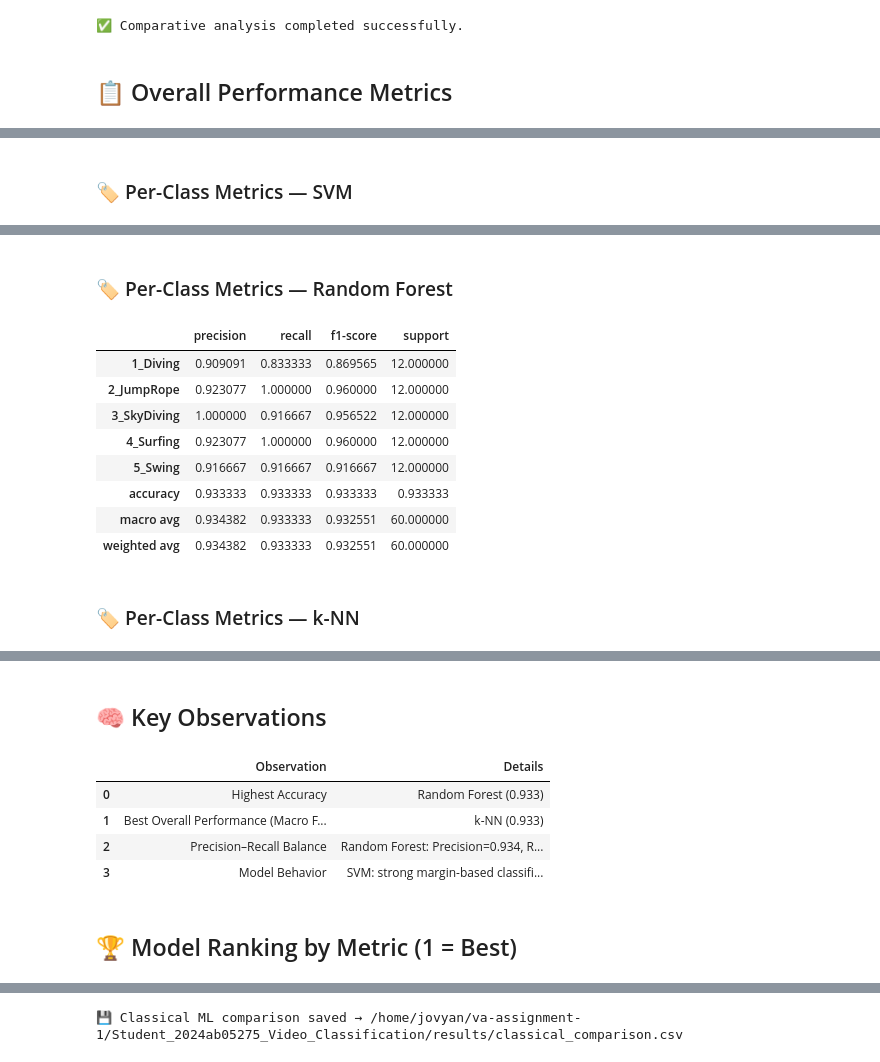
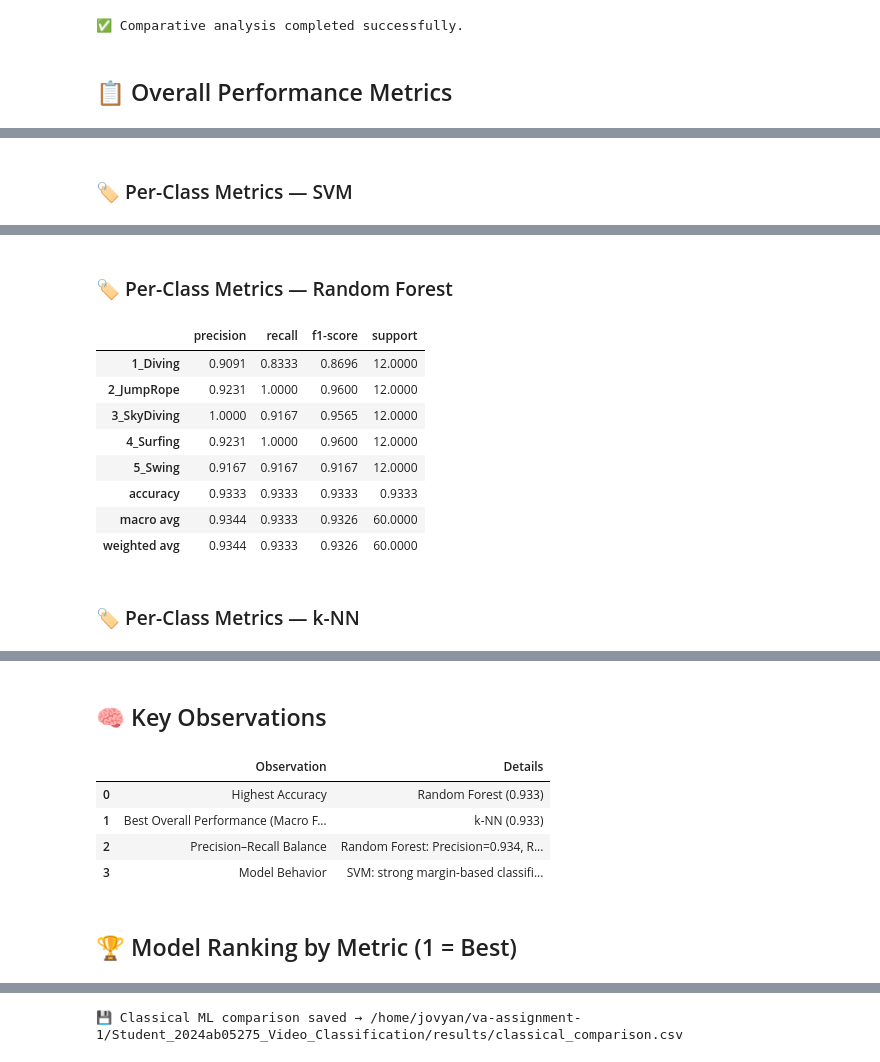
Before and after one commit to 2024ab05275-chocs/Student_2024ab05275_Video_Classification, a Jupyter notebook: code/part_a_classical.ipynb, the cells around one changed output, grey strips where cells are left out. Saved outputs shown, nothing was run; the diff lists cells and outputs as text; code cells hidden in the pictures.

Commit message:
Chocs: classic approach - report cleanup

```diff
--- a/code/part_a_classical.ipynb
+++ b/code/part_a_classical.ipynb
@@ -987,19 +987,13 @@ print("\n✅ Comparative analysis completed successfully.")
 
 def generate_full_report(svm_metrics, rf_metrics, knn_metrics, class_names):
     """
-    Generates a fully styled, notebook-based comparative report
+    Generates a fully PDF-safe comparative report
     for classical ML models (SVM, Random Forest, k-NN).
 
-    This function is intended for:
-    - Interpretation
-    - Visualization
-    - Viva / presentation
-
-    Args:
-        svm_metrics (dict): Metrics dictionary for SVM
-        rf_metrics (dict): Metrics dictionary for Random Forest
-        knn_metrics (dict): Metrics dictionary for k-NN
-        class_names (list): List of class labels
+    ✔ Renders correctly in:
+      - Jupyter Notebook
+      - Docker
+      - nbconvert PDF
     """
 
     models = {
@@ -1015,7 +1009,7 @@ def generate_full_report(svm_metrics, rf_metrics, knn_metrics, class_names):
         return sum(roc_auc_dict.values()) / len(roc_auc_dict)
 
     # ------------------------------------------------------
-    # 1️⃣ Overall Performance Table
+    # 1️⃣ Overall Performance Metrics
     # ------------------------------------------------------
     overall_df = pd.DataFrame([
         {
@@ -1030,20 +1024,7 @@ def generate_full_report(svm_metrics, rf_metrics, knn_metrics, class_names):
     ])
 
     display(Markdown("## 📋 Overall Performance Metrics"))
-    display(
-        overall_df.style.set_table_styles([
-            {"selector": "th", "props": [
-                ("text-align", "center"),
-                ("background-color", "#4CAF50"),
-                ("color", "white"),
-                ("font-weight", "bold")
-            ]},
-            {"selector": "td", "props": [
-                ("padding", "8px"),
-                ("text-align", "center")
-            ]}
-        ])
-    )
+    display(overall_df)
 
     # ------------------------------------------------------
     # 2️⃣ Per-Class Metrics
@@ -1053,7 +1034,6 @@ def generate_full_report(svm_metrics, rf_metrics, knn_metrics, class_names):
 
         class_df = pd.DataFrame(metrics["classification_report"]).T
 
-        # Reorder rows: class-wise → summary rows
         rows_order = (
             [c for c in class_names if c in class_df.index] +
             [r for r in ["accuracy", "macro avg", "weighted avg"] if r in class_df.index]
@@ -1061,20 +1041,7 @@ def generate_full_report(svm_metrics, rf_metrics, knn_metrics, class_names):
 
         class_df = class_df.loc[rows_order]
 
-        display(
-            class_df.style.set_table_styles([
-                {"selector": "th", "props": [
-                    ("text-align", "center"),
-                    ("background-color", "#2196F3"),
-                    ("color", "white"),
-                    ("font-weight", "bold")
-                ]},
-                {"selector": "td", "props": [
-                    ("padding", "6px"),
-                    ("text-align", "center")
-                ]}
-            ])
-        )
+        display(class_df.round(4))
 
     # ------------------------------------------------------
     # 3️⃣ Key Observations
@@ -1099,21 +1066,13 @@ def generate_full_report(svm_metrics, rf_metrics, knn_metrics, class_names):
     ], columns=["Observation", "Details"])
 
     display(Markdown("## 🧠 Key Observations"))
-    display(
-        observations_df.style.set_table_styles([
-            {"selector": "th", "props": [
-                ("background-color", "#FF9800"),
-                ("color", "white"),
-                ("font-weight", "bold")
-            ]},
-            {"selector": "td", "props": [("padding", "8px")]}
-        ])
-    )
+    display(observations_df)
 
     # ------------------------------------------------------
-    # 4️⃣ Ranking Table
+    # 4️⃣ Model Ranking
     # ------------------------------------------------------
     ranking_df = overall_df.copy()
+
     metric_cols = [
         "Accuracy",
         "Macro Precision",
@@ -1123,19 +1082,12 @@ def generate_full_report(svm_metrics, rf_metrics, knn_metrics, class_names):
     ]
 
     for col in metric_cols:
-        ranking_df[col + " Rank"] = ranking_df[col].rank(ascending=False).astype(int)
+        ranking_df[f"{col} Rank"] = ranking_df[col].rank(
+            ascending=False, method="min"
+        ).astype(int)
 
     display(Markdown("## 🏆 Model Ranking by Metric (1 = Best)"))
-    display(
-        ranking_df.style.set_table_styles([
-            {"selector": "th", "props": [
-                ("background-color", "#9C27B0"),
-                ("color", "white"),
-                ("font-weight", "bold")
-            ]},
-            {"selector": "td", "props": [("text-align", "center")]}
-        ])
-    )
+    display(ranking_df)
 
     # ------------------------------------------------------
     # 5️⃣ Conclusion
@@ -1143,11 +1095,14 @@ def generate_full_report(svm_metrics, rf_metrics, knn_metrics, class_names):
     display(Markdown(
         """
 ### ✅ Final Conclusion
+
 Random Forest demonstrates the most consistent and reliable performance
 across accuracy, precision, recall, and F1-score, making it the most suitable
-classical model for multi-class video action recognition in this study.
+classical machine learning model for multi-class video action recognition
+in this study.
 """
     ))
+
 
 
 # ==========================================================
@@ -1297,12 +1252,12 @@ save_comparative_report(
 ### 🏷️ Per-Class Metrics — Random Forest
 |  | precision | recall | f1-score | support |
-| 1_Diving | 0.909091 | 0.833333 | 0.869565 | 12.000000 |
-| 2_JumpRope | 0.923077 | 1.000000 | 0.960000 | 12.000000 |
-| 3_SkyDiving | 1.000000 | 0.916667 | 0.956522 | 12.000000 |
-| 4_Surfing | 0.923077 | 1.000000 | 0.960000 | 12.000000 |
-| 5_Swing | 0.916667 | 0.916667 | 0.916667 | 12.000000 |
-| accuracy | 0.933333 | 0.933333 | 0.933333 | 0.933333 |
-| macro avg | 0.934382 | 0.933333 | 0.932551 | 60.000000 |
-| weighted avg | 0.934382 | 0.933333 | 0.932551 | 60.000000 |
+| 1_Diving | 0.9091 | 0.8333 | 0.8696 | 12.0000 |
+| 2_JumpRope | 0.9231 | 1.0000 | 0.9600 | 12.0000 |
+| 3_SkyDiving | 1.0000 | 0.9167 | 0.9565 | 12.0000 |
+| 4_Surfing | 0.9231 | 1.0000 | 0.9600 | 12.0000 |
+| 5_Swing | 0.9167 | 0.9167 | 0.9167 | 12.0000 |
+| accuracy | 0.9333 | 0.9333 | 0.9333 | 0.9333 |
+| macro avg | 0.9344 | 0.9333 | 0.9326 | 60.0000 |
+| weighted avg | 0.9344 | 0.9333 | 0.9326 | 60.0000 |
 ### 🏷️ Per-Class Metrics — k-NN
 |  | precision | recall | f1-score | support |
```
Also changed, not shown: parts of 5 cells of this notebook, 1 other file.
